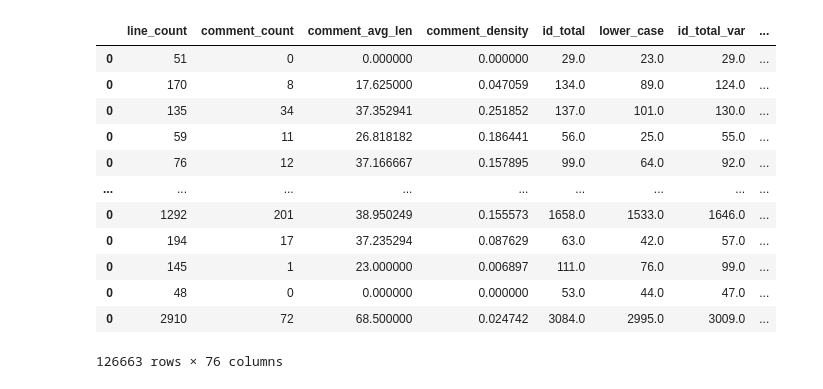
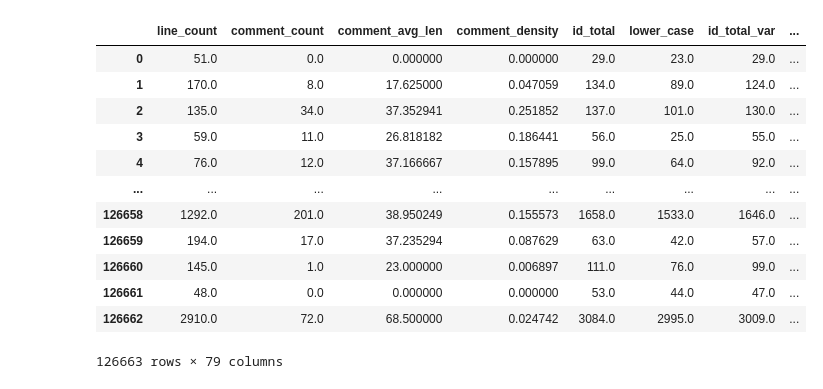
Before and after one commit to tradejack/code-style-probing, a Jupyter notebook: bigquery-extract-metrics.ipynb, the cells around one changed output. Saved outputs shown, nothing was run; the diff lists cells and outputs as text; code cells hidden in the pictures.

```diff
--- a/bigquery-extract-metrics.ipynb
+++ b/bigquery-extract-metrics.ipynb
@@ -76,46 +53,49 @@ def func_2to3(py2_code):
 # %%
 #run metrics
 from extract_metrics import extract_metrics, metric_dict_to_df
 from tqdm import tqdm
 script_count = len(script_df['filepath'])
 filenames = script_df['filepath']
 scripts = script_df['content']
 internal_metrics = pd.DataFrame()
 parse_error = []
+metric_dicts = []
 for i in tqdm(range (0, script_count)):
     filename = filenames[i]
     script = scripts[i]
+
     try:
         script_ast = ast.parse(script)
         metrics = extract_metrics(script, script_ast)
-        metric_df = metric_dict_to_df([metrics])
+        metric_dicts.append(metrics)
+        parse_error.append(1)
+        #metric_df = metric_dict_to_df([metrics])
     except:
     # try:
     #     convert_script = func_2to3(script)
     #     script_ast = ast.parse(convert_script)
     # except:
-        metric_df['error'] = True
-    if 'error' in metric_df.keys():
+        metric_dicts.append({})
         parse_error.append(0)
-    else:
-        parse_error.append(1)
-    internal_metrics = internal_metrics.append(metric_df)
+    #internal_metrics = internal_metrics.append( metric_df)
+metric_df = pd.DataFrame.from_records(metric_dicts)
+script_df['parse_error'] = parse_error
+display(metric_df)
+#print (metric_dicts[0])
+# %% [output]
+|  | line_count | comment_count | comment_avg_len | comment_density | id_total | lower_case | id_total_var | ... |
+| 0 | 51.0 | 0.0 | 0.000000 | 0.000000 | 29.0 | 23.0 | 29.0 | ... |
+| 1 | 170.0 | 8.0 | 17.625000 | 0.047059 | 134.0 | 89.0 | 124.0 | ... |
+| 2 | 135.0 | 34.0 | 37.352941 | 0.251852 | 137.0 | 101.0 | 130.0 | ... |
+| 3 | 59.0 | 11.0 | 26.818182 | 0.186441 | 56.0 | 25.0 | 55.0 | ... |
+| 4 | 76.0 | 12.0 | 37.166667 | 0.157895 | 99.0 | 64.0 | 92.0 | ... |
+| ... | ... | ... | ... | ... | ... | ... | ... | ... |
+| 126658 | 1292.0 | 201.0 | 38.950249 | 0.155573 | 1658.0 | 1533.0 | 1646.0 | ... |
+| 126659 | 194.0 | 17.0 | 37.235294 | 0.087629 | 63.0 | 42.0 | 57.0 | ... |
+| 126660 | 145.0 | 1.0 | 23.000000 | 0.006897 | 111.0 | 76.0 | 99.0 | ... |
+| 126661 | 48.0 | 0.0 | 0.000000 | 0.000000 | 53.0 | 44.0 | 47.0 | ... |
+| 126662 | 2910.0 | 72.0 | 68.500000 | 0.024742 | 3084.0 | 2995.0 | 3009.0 | ... |
+126663 rows × 79 columns
-# %%
-display(internal_metrics)
-# %% [output]
-|  | line_count | comment_count | comment_avg_len | comment_density | id_total | lower_case | id_total_var | ... |
-| 0 | 51 | 0 | 0.000000 | 0.000000 | 29.0 | 23.0 | 29.0 | ... |
-| 0 | 170 | 8 | 17.625000 | 0.047059 | 134.0 | 89.0 | 124.0 | ... |
-| 0 | 135 | 34 | 37.352941 | 0.251852 | 137.0 | 101.0 | 130.0 | ... |
-| 0 | 59 | 11 | 26.818182 | 0.186441 | 56.0 | 25.0 | 55.0 | ... |
-| 0 | 76 | 12 | 37.166667 | 0.157895 | 99.0 | 64.0 | 92.0 | ... |
-| ... | ... | ... | ... | ... | ... | ... | ... | ... |
-| 0 | 1292 | 201 | 38.950249 | 0.155573 | 1658.0 | 1533.0 | 1646.0 | ... |
-| 0 | 194 | 17 | 37.235294 | 0.087629 | 63.0 | 42.0 | 57.0 | ... |
-| 0 | 145 | 1 | 23.000000 | 0.006897 | 111.0 | 76.0 | 99.0 | ... |
-| 0 | 48 | 0 | 0.000000 | 0.000000 | 53.0 | 44.0 | 47.0 | ... |
-| 0 | 2910 | 72 | 68.500000 | 0.024742 | 3084.0 | 2995.0 | 3009.0 | ... |
-126663 rows × 76 columns
 # %%
 # add internal metrics to df and filter out parse errors
 reset_internal_metrics = internal_metrics.reset_index(drop=True)
```
Also changed, not shown: parts of 12 cells of this notebook.
